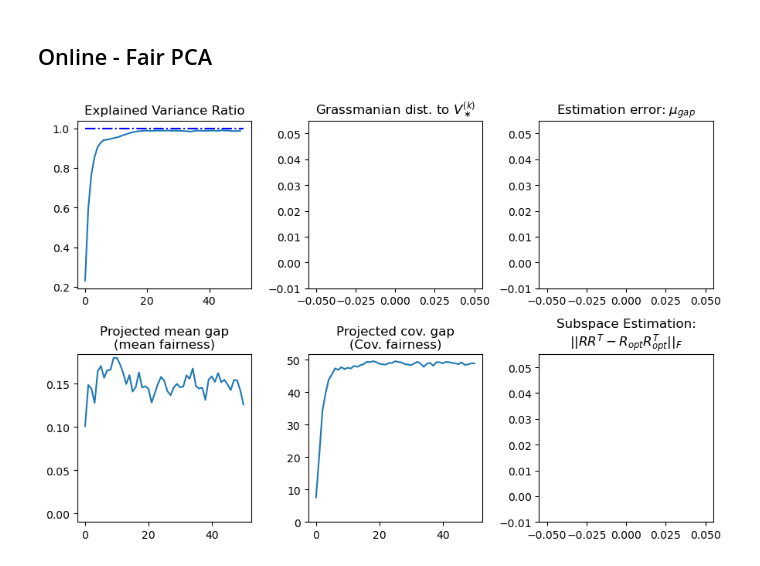
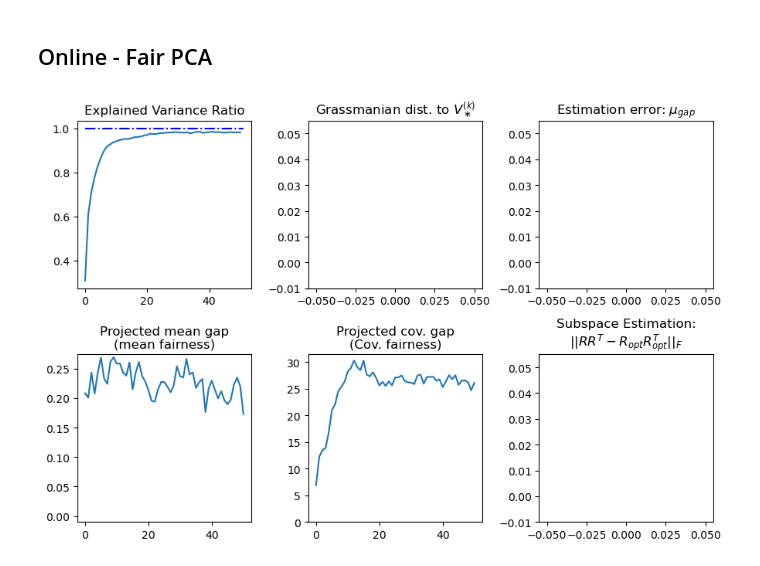
Before and after one commit to HanseulJo/fair-streaming-pca, a Jupyter notebook: FairPCA.ipynb, the cells around one changed output. Drawn from its saved outputs; the diff is of its cells as text; code cells hidden in the pictures.

```diff
--- a/FairPCA.ipynb
+++ b/FairPCA.ipynb
@@ -6,7 +6,7 @@ from jax import random
 
 Algo = StreamingFairBlockPCA(
     data_dim=100,
-    probability=0.2,
+    probability=0.5,
     nullity=0,  # nullity of Sigma_gap
     seed=0,
     eps=0.1,
@@ -101,25 +101,25 @@ fig
 # %%
 n_iter = 50
 V = Algo.train(
-    target_dim=5,
+    target_dim=3,
     rank=10,
     n_iter=n_iter,
+    n_iter_inner=n_iter,
     batch_size_subspace=None,
     batch_size_pca=1000,
     constraint='vanilla', # unfair
     subspace_optimization=None,
     pca_optimization='npm',
     lr_pca=None,
-    n_iter_inner=1,
     seed=0,
-    tol=0,
+    verbose=True,
     # lr_scheduler=lambda t: 0.998**(t-1)
 )
 fig, axes = Algo.plot_buffer(save=None);  # semicolon
 # Algo.plot_buffer(save=None, fig=fig, axes=axes);
 # fig
 # %% [output]
-[figure, old version]
+[figure, new version]
 # %%
 n_iter = 50
 V = Algo.train(
```
Also changed, not shown: parts of 9 cells of this notebook, 2 other files.
